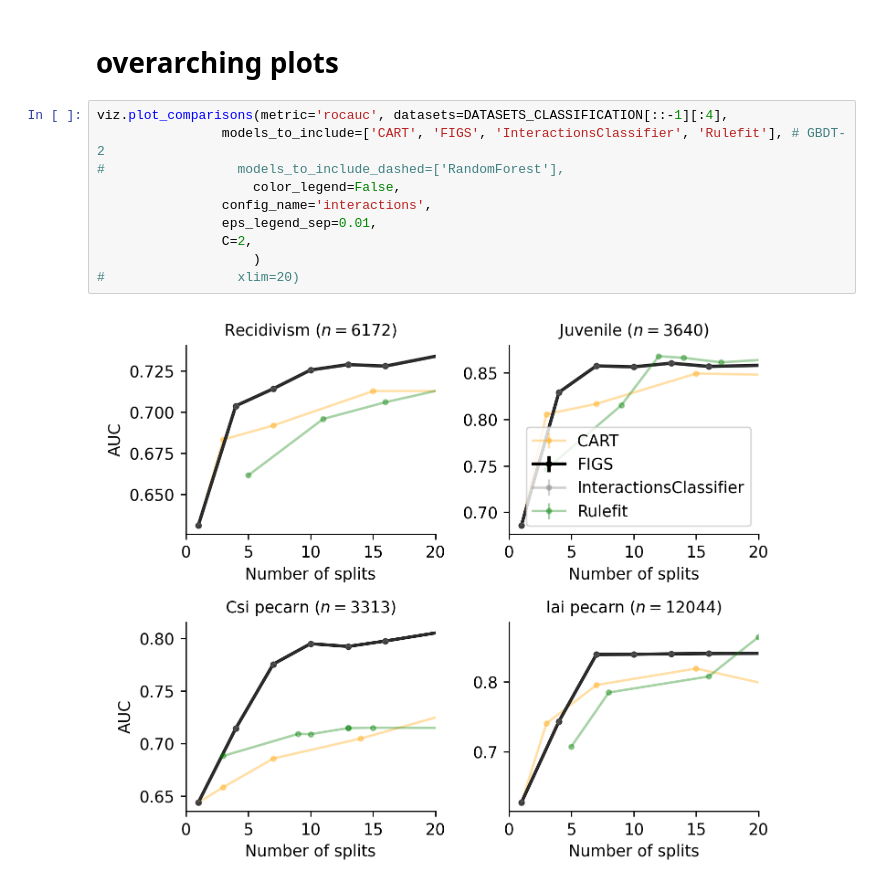
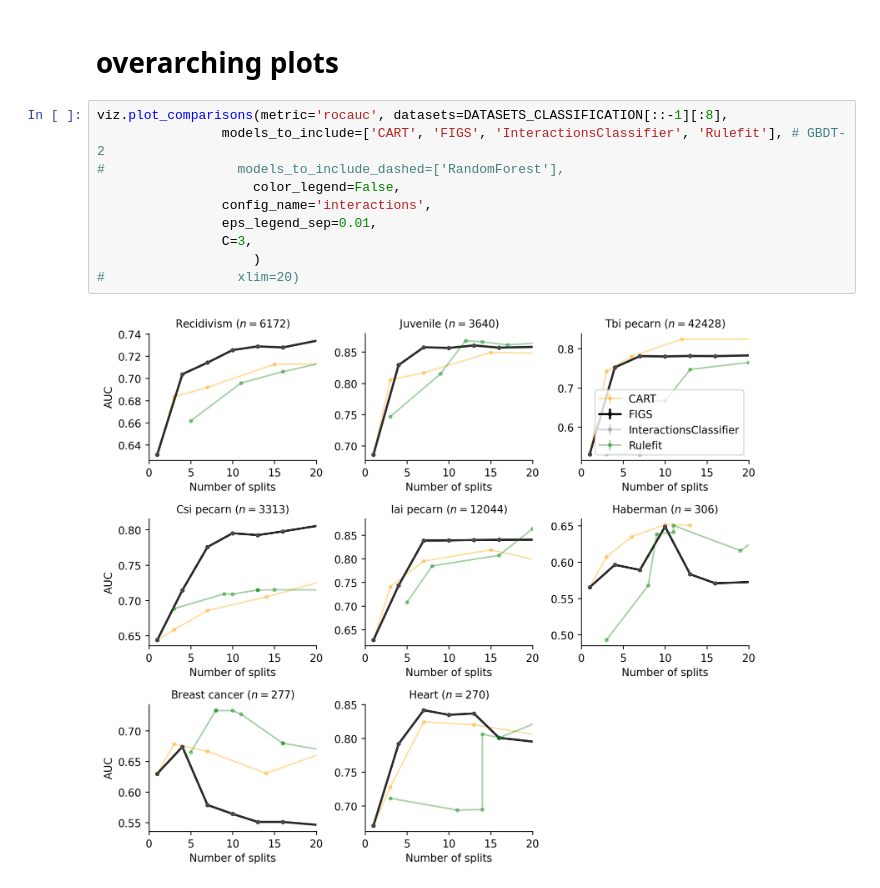
Before and after one commit to Yu-Group/imodels-experiments, a Jupyter notebook: notebooks/interactions/01_performance_curves.ipynb, the cells around one changed output. Drawn from its saved outputs; the diff is of its cells as text.

Commit message:
update tbi plots

```diff
--- a/notebooks/interactions/01_performance_curves.ipynb
+++ b/notebooks/interactions/01_performance_curves.ipynb
@@ -43,14 +43,14 @@ successfully processed 9 / 9 averaged seeds
 # %% [markdown]
 # overarching plots
 # %%
-viz.plot_comparisons(metric='rocauc', datasets=DATASETS_CLASSIFICATION[::-1][:4],
+viz.plot_comparisons(metric='rocauc', datasets=DATASETS_CLASSIFICATION[::-1][:8],
                 models_to_include=['CART', 'FIGS', 'InteractionsClassifier', 'Rulefit'], # GBDT-2
 #                 models_to_include_dashed=['RandomForest'],
                     color_legend=False,
                 config_name='interactions',
                 eps_legend_sep=0.01,
-                C=2,
+                C=3,
                     )
 #                 xlim=20)
 # %% [output]
-[figure, old version]
+[figure, new version]
```
Also changed, not shown: parts of 1 cell of this notebook, 1 other file.
